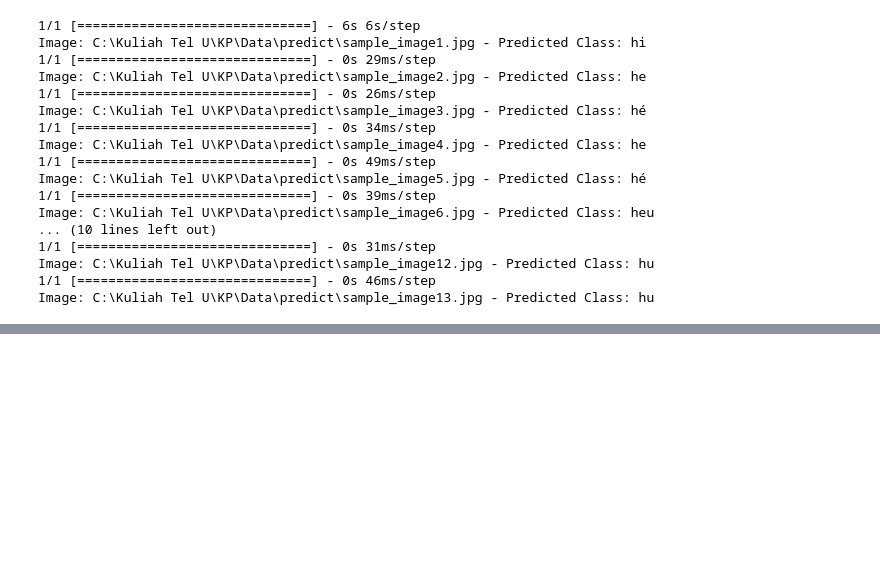
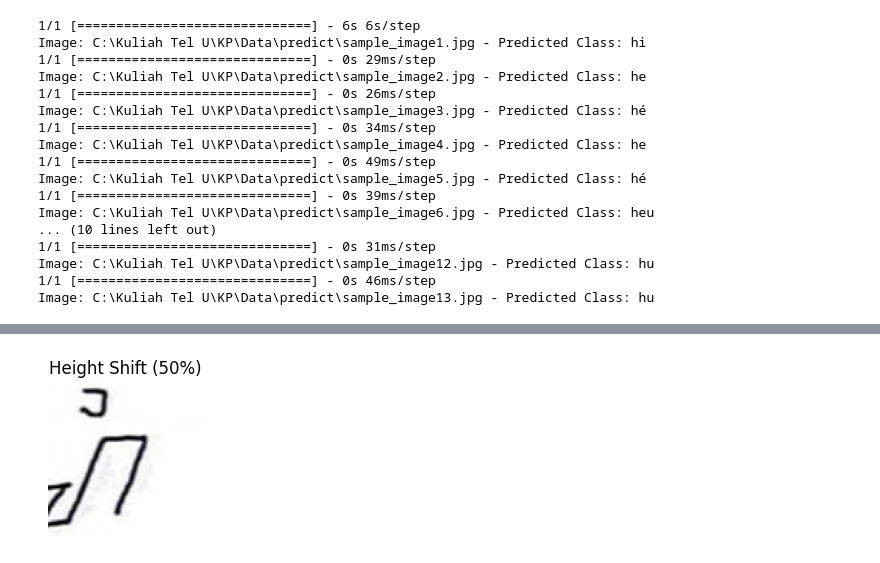
Before and after one commit to Zeltan13/AksaraSundaCNN_Update, a Jupyter notebook: aksaraClassification.ipynb, the cells around one changed output, grey strips where cells are left out. Cells and saved outputs as stored; diff of their text form; code cells hidden in the pictures; blank space fills up the shorter version.

```diff
--- a/aksaraClassification.ipynb
+++ b/aksaraClassification.ipynb
@@ -1830,0 +1867,12 @@ Image: C:\Kuliah Tel U\KP\Data\predict\sample_image13.jpg - Predicted Class: hu
+# %%
+height_shift_gen = ImageDataGenerator(height_shift_range=0.5)
+height_shifted_img = height_shift_gen.flow(img_array, batch_size=1)
+
+# Visualize Extreme Height Shift
+plt.figure(figsize=(2, 2))
+plt.title("Height Shift (50%)")
+plt.imshow(height_shifted_img[0][0].astype('uint8'))
+plt.axis('off')
+plt.show()
+# %% [output]
+[figure, added]
```
Also changed, not shown: parts of 8 cells of this notebook.
